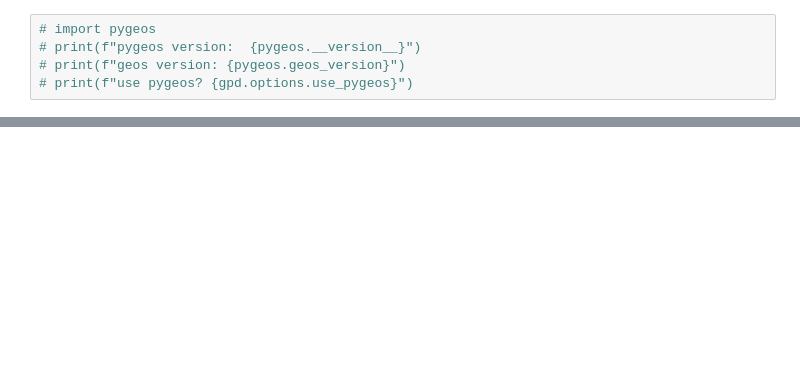
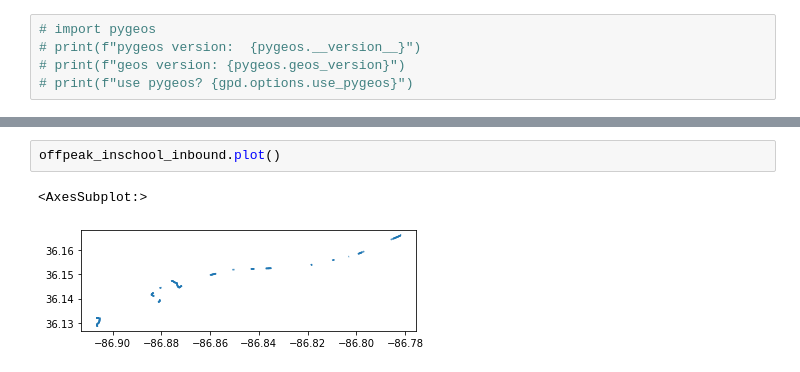
Before and after one commit to MylahKate/wego-scar, a Jupyter notebook: notebook/Rt50_MF_WeGo.ipynb, the cells around one changed output, grey strips where cells are left out. Saved outputs shown, nothing was run; the diff lists cells and outputs as text; blank space fills up the shorter version.

```diff
--- a/notebook/Rt50_MF_WeGo.ipynb
+++ b/notebook/Rt50_MF_WeGo.ipynb
@@ -796,0 +909,5 @@ slow_inbound_summer.plot()
+# %%
+offpeak_inschool_inbound.plot()
+# %% [output]
+<AxesSubplot:>
+[figure, added]
```
Also changed, not shown: parts of 77 cells of this notebook, 4 other files.
